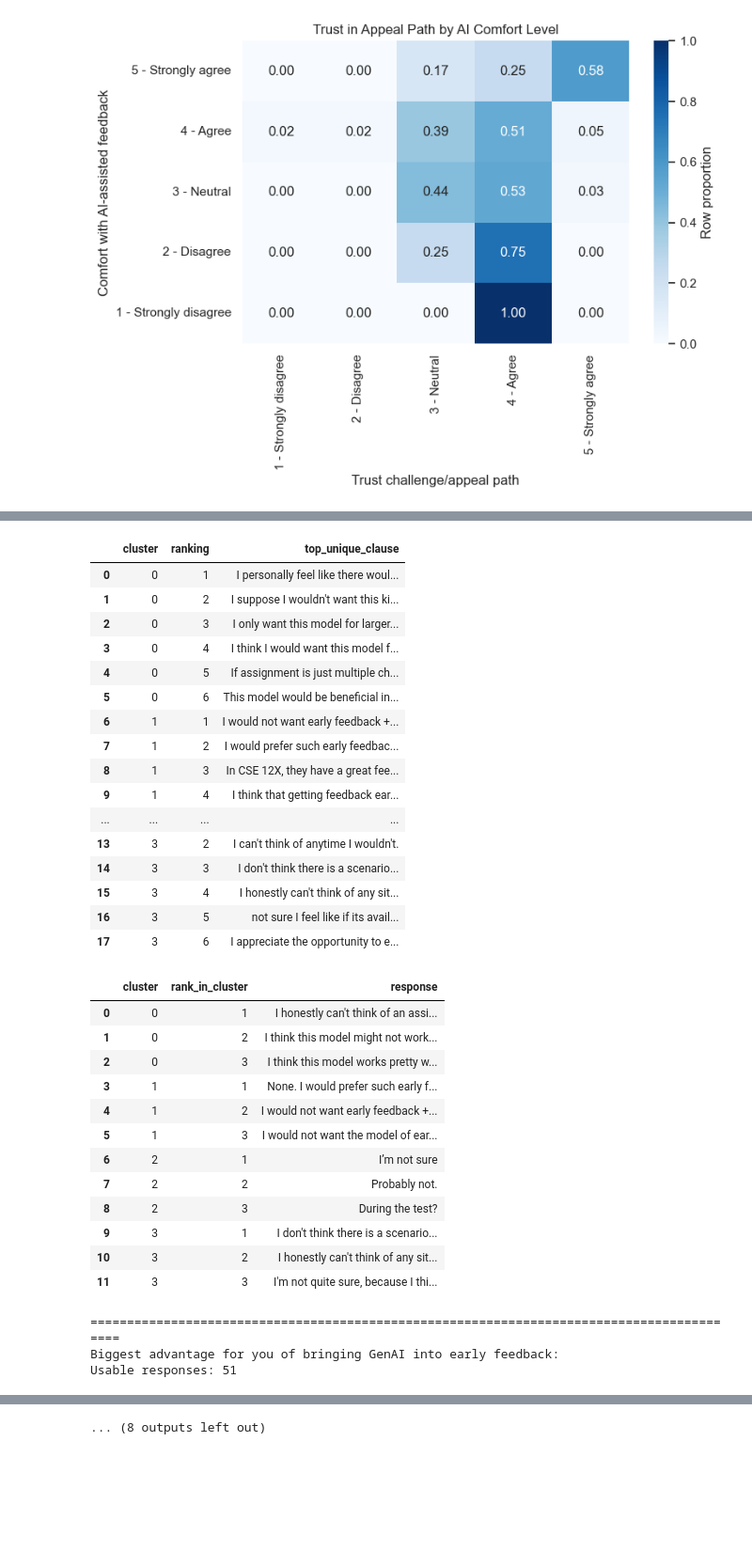
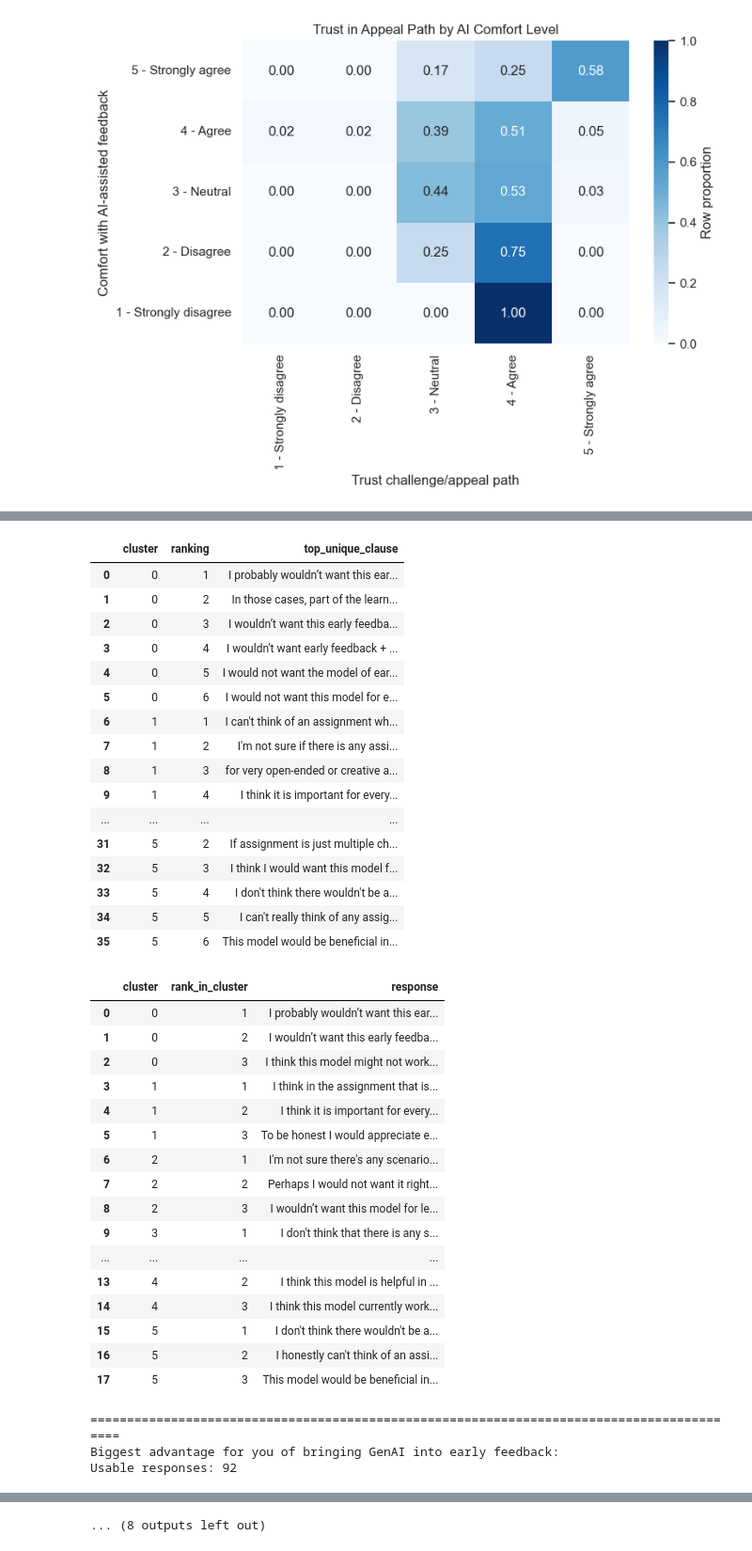
Before and after one commit to bcsaldias/sigcse-db-2027, a Jupyter notebook: overview.ipynb, the cells around one changed output, grey strips where cells are left out. Shown at 94% size. Cells and saved outputs as stored; diff of their text form; code cells hidden in the pictures; blank space fills up the shorter version.

```diff
--- a/overview.ipynb
+++ b/overview.ipynb
@@ -288,26 +288,6 @@ warnings.filterwarnings(
 
 
 # ---------- 1) Load + consent filter ----------
-df = pd.read_csv("survey.csv")
-
-consent_col = [c for c in df.columns if c.startswith("This feedback may be valuable")][0]
-consent = df[consent_col].fillna("")
-
-opts = {
-    "agg": "I consent to my responses being included in anonymous, aggregated summaries.",
-    "quotes": "I consent to anonymous direct quotes from my responses being used.",
-    "named": "I consent to my name being attached to my responses if useful for broader discussion.",
-    "no": "Please do not use my responses outside this course context."
-}
-
-df["share_beyond_class"] = (
-    (consent.str.contains(opts["agg"], regex=False) |
-     consent.str.contains(opts["quotes"], regex=False) |
-     consent.str.contains(opts["named"], regex=False))
-    & ~consent.str.contains(opts["no"], regex=False)
-)
-
-df_share = df[df["share_beyond_class"]].copy()
 print(f"Share-beyond-class responses: {len(df_share)} / {len(df)}")
 
 
@@ -668,34 +652,38 @@ Usable responses: 45
 |  | cluster | ranking | top_unique_clause |
-| 0 | 0 | 1 | I personally feel like there woul... |
-| 1 | 0 | 2 | I suppose I wouldn't want this ki... |
-| 2 | 0 | 3 | I only want this model for larger... |
-| 3 | 0 | 4 | I think I would want this model f... |
-| 4 | 0 | 5 | If assignment is just multiple ch... |
-| 5 | 0 | 6 | This model would be beneficial in... |
-| 6 | 1 | 1 | I would not want early feedback +... |
-| 7 | 1 | 2 | I would prefer such early feedbac... |
-| 8 | 1 | 3 | In CSE 12X, they have a great fee... |
-| 9 | 1 | 4 | I think that getting feedback ear... |
+| 0 | 0 | 1 | I probably wouldn’t want this ear... |
+| 1 | 0 | 2 | In those cases, part of the learn... |
+| 2 | 0 | 3 | I wouldn’t want this early feedba... |
+| 3 | 0 | 4 | I wouldn't want early feedback + ... |
+| 4 | 0 | 5 | I would not want the model of ear... |
+| 5 | 0 | 6 | I would not want this model for e... |
+| 6 | 1 | 1 | I can't think of an assignment wh... |
+| 7 | 1 | 2 | I'm not sure if there is any assi... |
+| 8 | 1 | 3 | for very open-ended or creative a... |
+| 9 | 1 | 4 | I think it is important for every... |
 | ... | ... | ... | ... |
-| 13 | 3 | 2 | I can't think of anytime I wouldn't. |
-| 14 | 3 | 3 | I don't think there is a scenario... |
-| 15 | 3 | 4 | I honestly can't think of any sit... |
-| 16 | 3 | 5 | not sure I feel like if its avail... |
-| 17 | 3 | 6 | I appreciate the opportunity to e... |
+| 31 | 5 | 2 | If assignment is just multiple ch... |
+| 32 | 5 | 3 | I think I would want this model f... |
+| 33 | 5 | 4 | I don't think there wouldn't be a... |
+| 34 | 5 | 5 | I can't really think of any assig... |
+| 35 | 5 | 6 | This model would be beneficial in... |
 |  | cluster | rank_in_cluster | response |
-| 0 | 0 | 1 | I honestly can't think of an assi... |
-| 1 | 0 | 2 | I think this model might not work... |
-| 2 | 0 | 3 | I think this model works pretty w... |
-| 3 | 1 | 1 | None. I would prefer such early f... |
-| 4 | 1 | 2 | I would not want early feedback +... |
-| 5 | 1 | 3 | I would not want the model of ear... |
-| 6 | 2 | 1 | I’m not sure |
-| 7 | 2 | 2 | Probably not. |
-| 8 | 2 | 3 | During the test? |
-| 9 | 3 | 1 | I don't think there is a scenario... |
-| 10 | 3 | 2 | I honestly can't think of any sit... |
-| 11 | 3 | 3 | I'm not quite sure, because I thi... |
+| 0 | 0 | 1 | I probably wouldn’t want this ear... |
+| 1 | 0 | 2 | I wouldn’t want this early feedba... |
+| 2 | 0 | 3 | I think this model might not work... |
+| 3 | 1 | 1 | I think in the assignment that is... |
+| 4 | 1 | 2 | I think it is important for every... |
+| 5 | 1 | 3 | To be honest I would appreciate e... |
+| 6 | 2 | 1 | I'm not sure there's any scenario... |
+| 7 | 2 | 2 | Perhaps I would not want it right... |
+| 8 | 2 | 3 | I wouldn’t want this model for le... |
+| 9 | 3 | 1 | I don't think that there is any s... |
+| ... | ... | ... | ... |
+| 13 | 4 | 2 | I think this model is helpful in ... |
+| 14 | 4 | 3 | I think this model currently work... |
+| 15 | 5 | 1 | I don't think there wouldn't be a... |
+| 16 | 5 | 2 | I honestly can't think of an assi... |
+| 17 | 5 | 3 | This model would be beneficial in... |
 ==========================================================================================
 Biggest advantage for you of bringing GenAI into early feedback:
-Usable responses: 51
+Usable responses: 92
 |  | cluster | count | pct |
```
Also changed, not shown: parts of 1 cell of this notebook.
